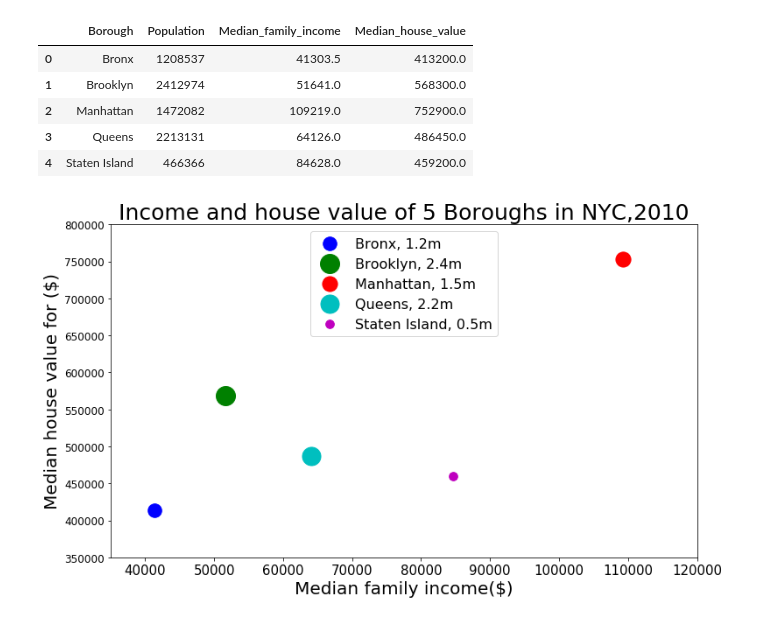
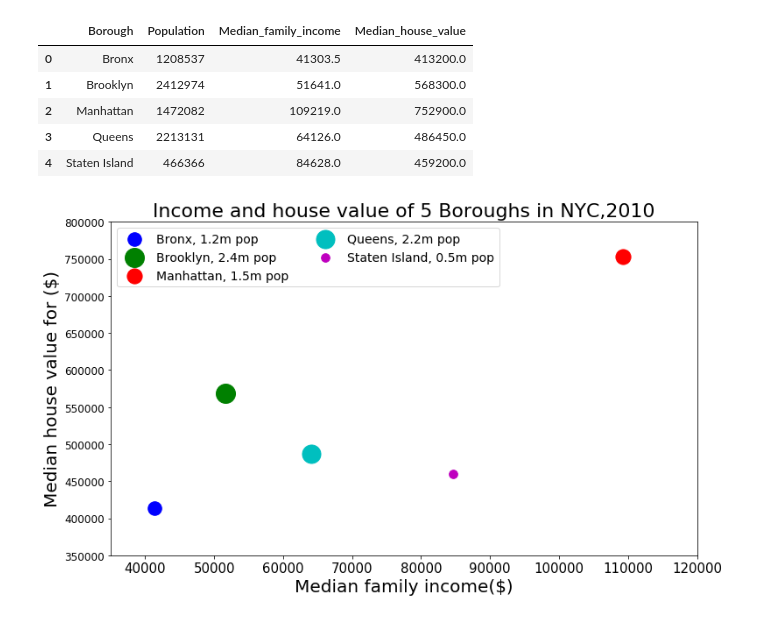
Before and after one commit to picniclin/PUI2017_yl5240, a Jupyter notebook: HW8_yl5240/HW8_yl5240.ipynb, the cells around one changed output. Cells and saved outputs as stored; diff of their text form; code cells hidden in the pictures.

```diff
--- a/HW8_yl5240/HW8_yl5240.ipynb
+++ b/HW8_yl5240/HW8_yl5240.ipynb
@@ -108,25 +108,27 @@ df3
 # %%
 plt.figure(figsize = (12, 7))
 plt.scatter(df3.Median_family_income[0], df3.Median_house_value[0],
-            s = df3.Population[0]/5000, label = 'Bronx, 1.2m', c = 'b')
+            s = df3.Population[0]/5000, label = 'Bronx, 1.2m pop', c = 'b')
 plt.scatter(df3.Median_family_income[1], df3.Median_house_value[1],
-            s = df3.Population[1]/5000, label = 'Brooklyn, 2.4m', c = 'g')
+            s = df3.Population[1]/5000, label = 'Brooklyn, 2.4m pop', c = 'g')
 plt.scatter(df3.Median_family_income[2], df3.Median_house_value[2],
-            s = df3.Population[2]/5000,label = 'Manhattan, 1.5m', c ='r')
+            s = df3.Population[2]/5000,label = 'Manhattan, 1.5m pop', c ='r')
 plt.scatter(df3.Median_family_income[3], df3.Median_house_value[3],
-            s = df3.Population[3]/5000,label = 'Queens, 2.2m', c = 'c')
+            s = df3.Population[3]/5000,label = 'Queens, 2.2m pop', c = 'c')
 plt.scatter(df3.Median_family_income[4], df3.Median_house_value[4],
-            s = df3.Population[4]/5000,label = 'Staten Island, 0.5m', c = 'm')
-plt.legend(loc= 'upper center', prop={'size': 16})
+            s = df3.Population[4]/5000,label = 'Staten Island, 0.5m pop', c = 'm')
+
+plt.legend(loc= 0, prop= {'size': 14}, fontsize = 12, ncol = 2)
+
 plt.xlim(35000,120000)
 plt.ylim(350000,800000)
 plt.xticks(fontsize =15)
 plt.yticks(fontsize =12)
 plt.xlabel('Median family income($)', fontsize = 20)
 plt.ylabel('Median house value for ($)', fontsize = 20)
-plt.title('Income and house value of 5 Boroughs in NYC,2010', fontsize = 25)
+plt.title('Income and house value of 5 Boroughs in NYC,2010', fontsize = 22)
 plt.show()
 # %% [output]
-[figure, old version]
+[figure, new version]
 # %%
 plt.legend?
```
Also changed, not shown: parts of 1 cell of this notebook.
